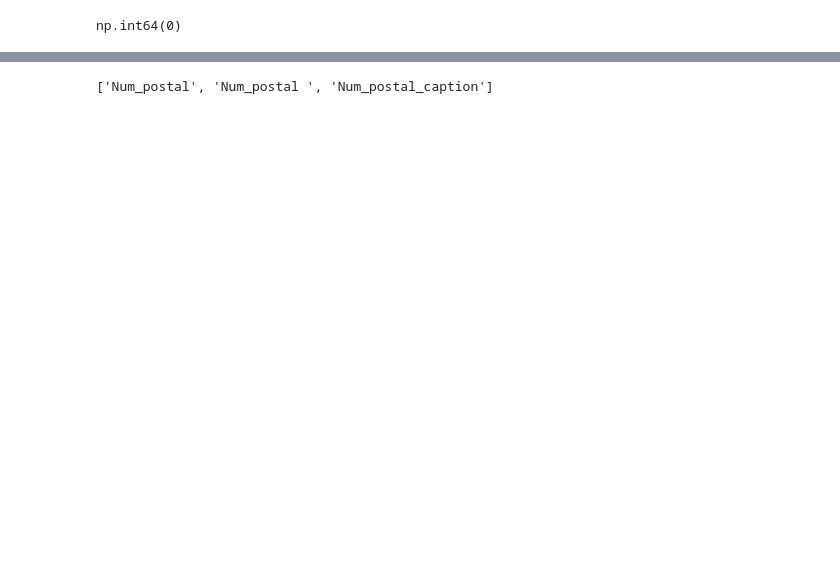
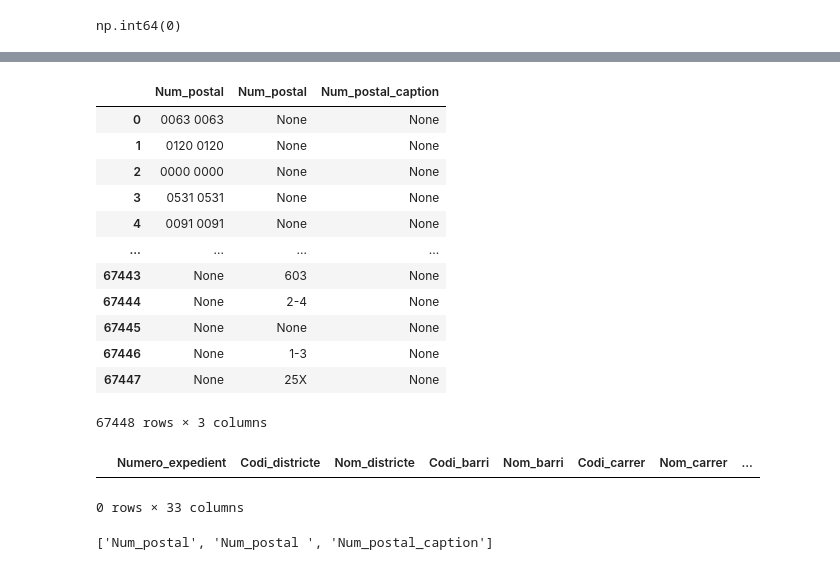
Before and after one commit to 4GeeksAcademy/pablo-aznar-finalproject, a Jupyter notebook: notebooks/data-collection.ipynb, the cells around one changed output, grey strips where cells are left out. Saved outputs shown, nothing was run; the diff lists cells and outputs as text; code cells hidden in the pictures; blank space fills up the shorter version.

```diff
--- a/notebooks/data-collection.ipynb
+++ b/notebooks/data-collection.ipynb
@@ -188 +277,22 @@ df_accidents.shape
+# %%
+df_accidents[['Num_postal', 'Num_postal ', 'Num_postal_caption']]
+# %% [output]
+|  | Num_postal | Num_postal | Num_postal_caption |
+| 0 | 0063 0063 | None | None |
+| 1 | 0120 0120 | None | None |
+| 2 | 0000 0000 | None | None |
+| 3 | 0531 0531 | None | None |
+| 4 | 0091 0091 | None | None |
+| ... | ... | ... | ... |
+| 67443 | None | 603 | None |
+| 67444 | None | 2-4 | None |
+| 67445 | None | None | None |
+| 67446 | None | 1-3 | None |
+| 67447 | None | 25X | None |
+67448 rows × 3 columns
+# %%
+df_accidents[df_accidents[['Num_postal', 'Num_postal ', 'Num_postal_caption']].notna().all(axis=1)]
+# %% [output]
+|  | Numero_expedient | Codi_districte | Nom_districte | Codi_barri | Nom_barri | Codi_carrer | Nom_carrer | ... |
+0 rows × 33 columns
 # %%
```
Also changed, not shown: parts of 35 cells of this notebook, 35 other files.
